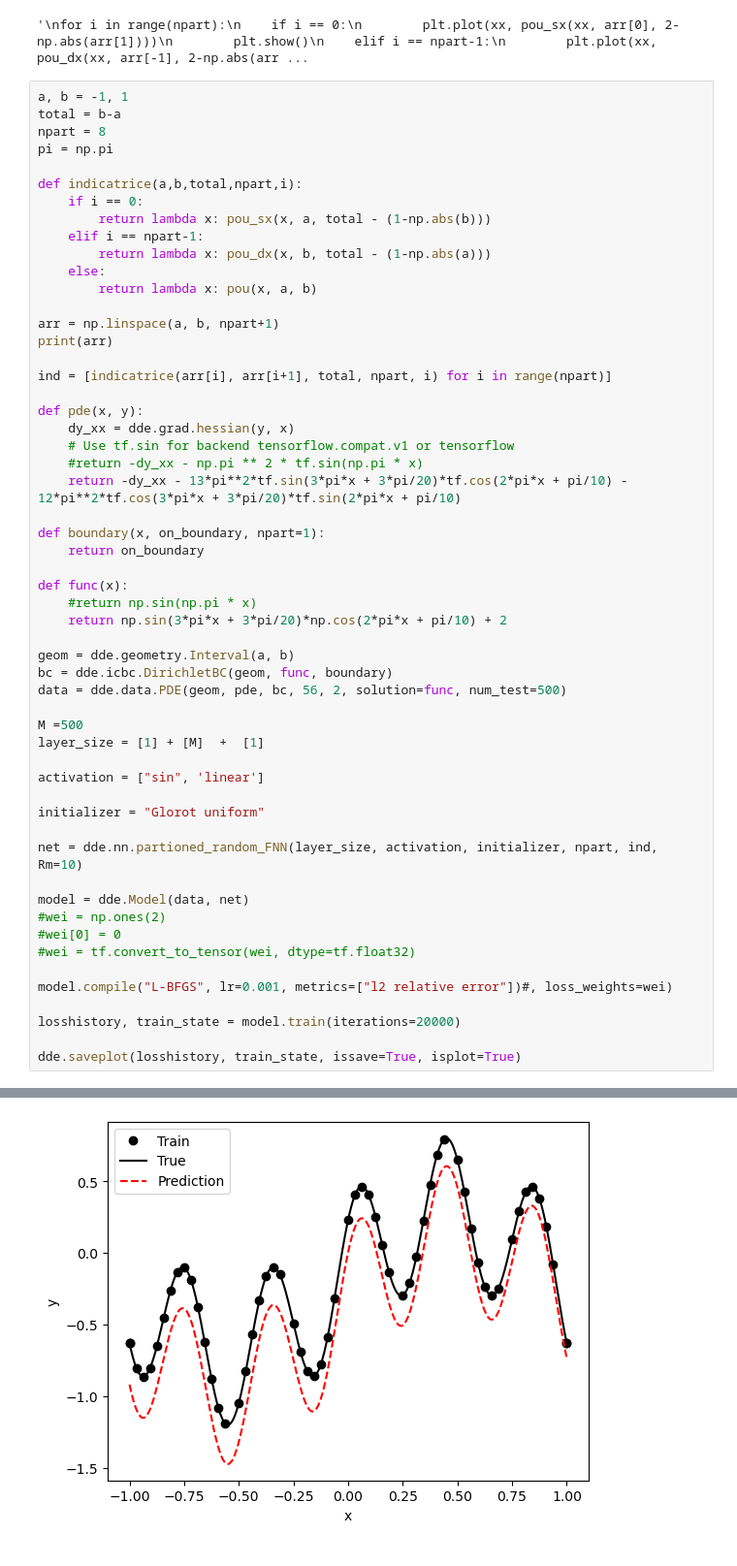
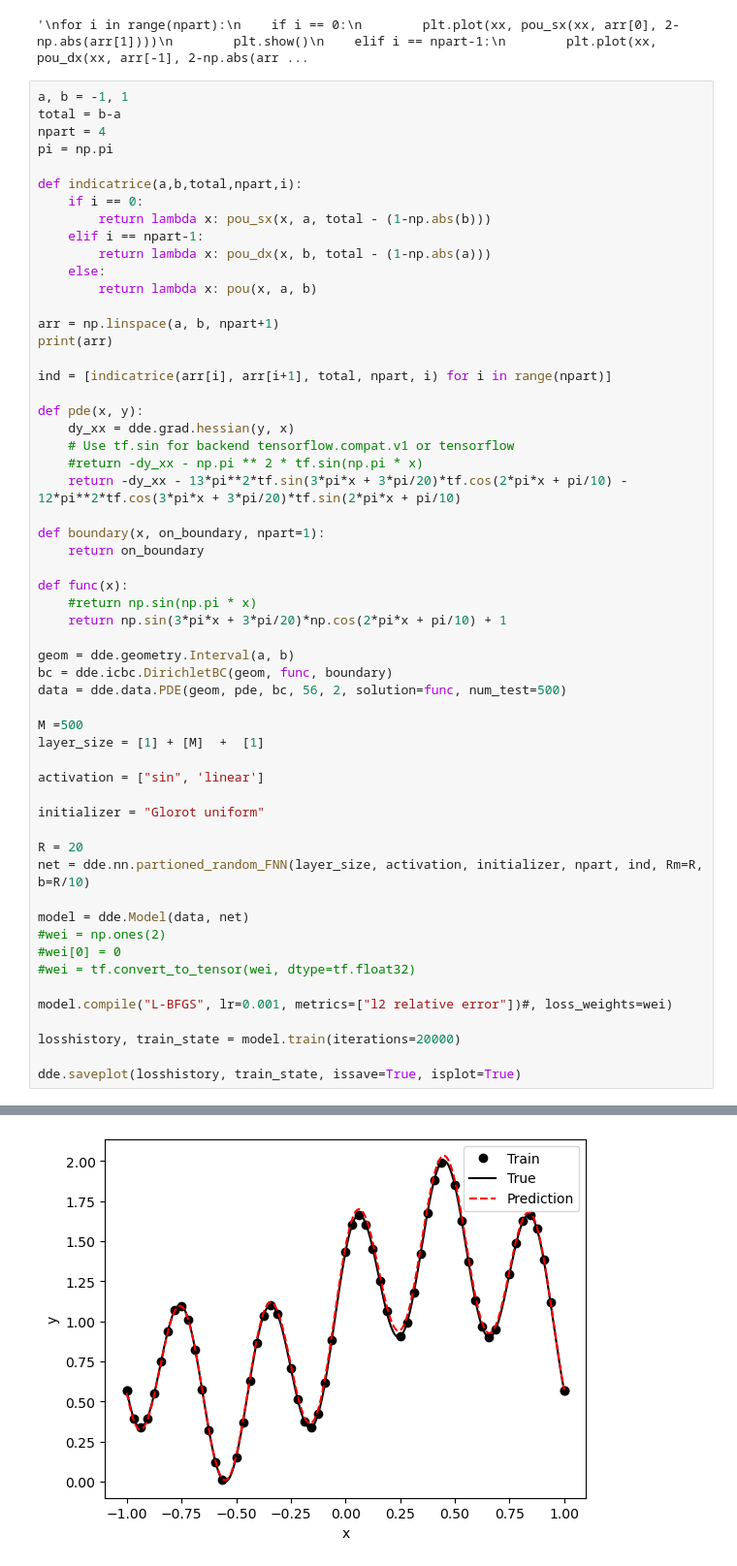
Before and after one commit to ZIB012/pacs, a Jupyter notebook: code/my_ex/split.ipynb, the cells around one changed output, grey strips where cells are left out. Shown at 97% size. Saved outputs shown, nothing was run; the diff lists cells and outputs as text.

```diff
--- a/code/my_ex/split.ipynb
+++ b/code/my_ex/split.ipynb
@@ -90,7 +90,7 @@ tf.Tensor(
 # %%
 a, b = -1, 1
 total = b-a
-npart = 8
+npart = 4
 pi = np.pi
 
 def indicatrice(a,b,total,npart,i):
@@ -117,7 +117,7 @@ def boundary(x, on_boundary, npart=1):
 
 def func(x):
     #return np.sin(np.pi * x)
-    return np.sin(3*pi*x + 3*pi/20)*np.cos(2*pi*x + pi/10) + 2
+    return np.sin(3*pi*x + 3*pi/20)*np.cos(2*pi*x + pi/10) + 1
 
 geom = dde.geometry.Interval(a, b)
 bc = dde.icbc.DirichletBC(geom, func, boundary)
@@ -130,7 +130,8 @@ activation = ["sin", 'linear']
 
 initializer = "Glorot uniform"
 
-net = dde.nn.partioned_random_FNN(layer_size, activation, initializer, npart, ind, Rm=10)
+R = 20
+net = dde.nn.partioned_random_FNN(layer_size, activation, initializer, npart, ind, Rm=R, b=R/10)
 
 model = dde.Model(data, net)
 #wei = np.ones(2)
@@ -167 +165 @@ Saving test data to c:\Users\Marco\Documents\GitHub\pacs\code\my_ex\test.dat ...
-[figure, old version]
+[figure, new version]
```
Also changed, not shown: parts of 1 cell of this notebook, 3 other files.
